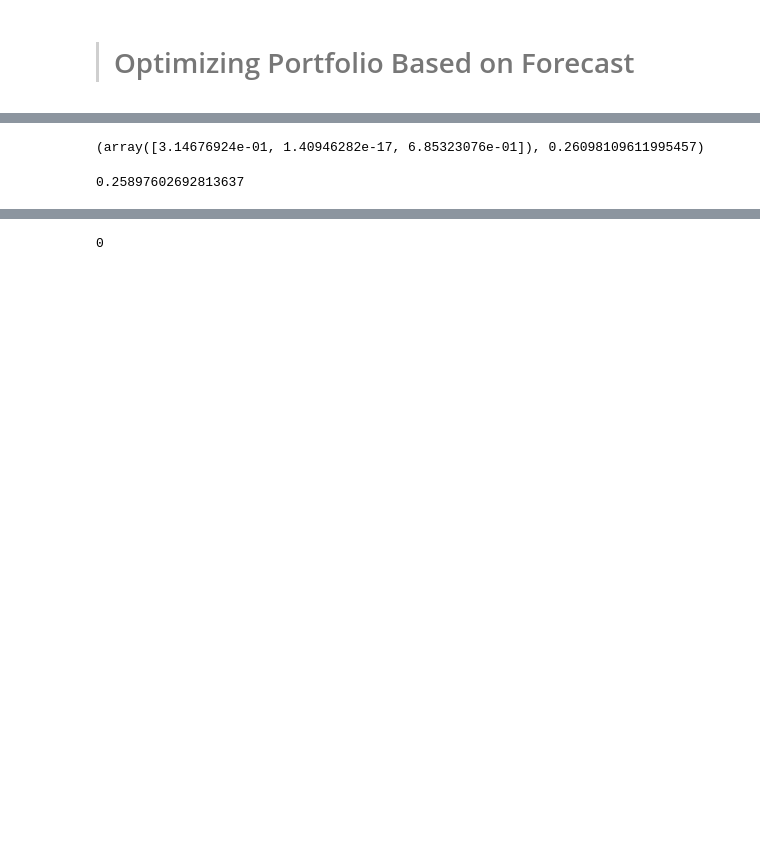
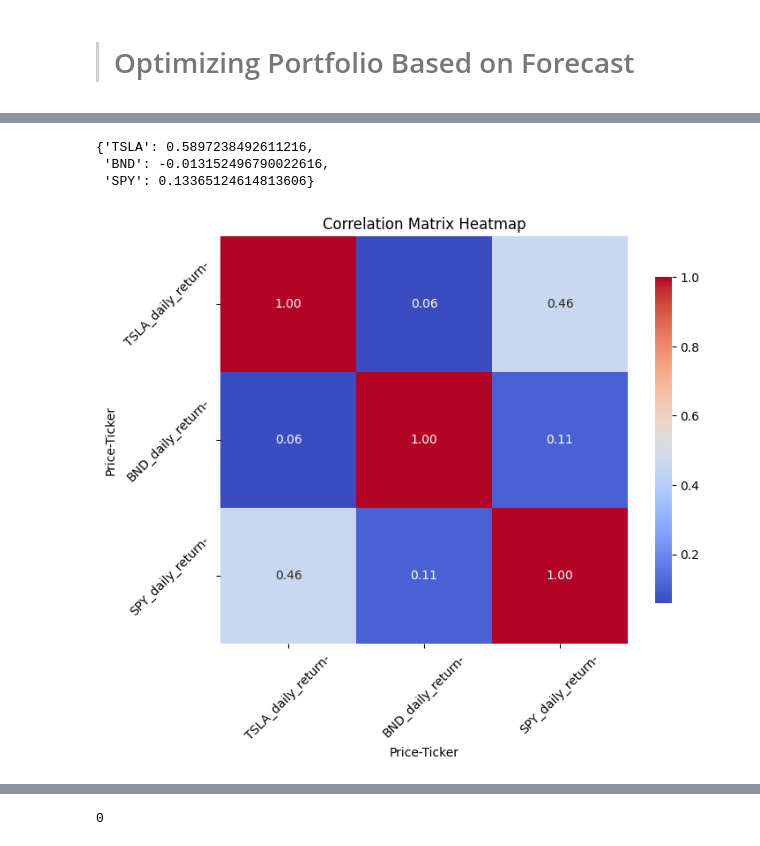
Before and after one commit to amannnnnyyyy/Finance-Forecast-Portfolio-Optimizer, a Jupyter notebook: notebooks/portfoliomgt.ipynb, the cells around one changed output, grey strips where cells are left out. Saved outputs shown, nothing was run; the diff lists cells and outputs as text; code cells hidden in the pictures; blank space fills up the shorter version.

```diff
--- a/notebooks/portfoliomgt.ipynb
+++ b/notebooks/portfoliomgt.ipynb
@@ -446,7 +456,3 @@ LSTM - MAE: 181.5304, RMSE: 188.8768, MAPE: 42.36%
 Best Model for SPY based on MAPE: SARIMA
 # %% [markdown]
 > # Optimizing Portfolio Based on Forecast
-# %%
-all_data['tesla']=all_data['tesla'].reset_index()
-all_data['bond']=all_data['bond'].reset_index()
-all_data['spy']=all_data['spy'].reset_index()
@@ -521,44 +459,17 @@ portfolio_annual_return
-# %%
-import scipy.optimize as sco
-
-expected_returns = df[['TSLA_daily_return', 'BND_daily_return', 'SPY_daily_return']].mean()
-cov_matrix = df[['TSLA_daily_return', 'BND_daily_return', 'SPY_daily_return']].cov()
-
-# Define the objective function to minimize (negative Sharpe Ratio)
-def negative_sharpe(weights):
-    portfolio_return = np.dot(weights, expected_returns)
-    portfolio_volatility = np.sqrt(np.dot(weights.T, np.dot(cov_matrix, weights)))
-    return -portfolio_return / portfolio_volatility  # Maximizing Sharpe Ratio
-
-# Constraints and bounds for optimization
-constraints = {'type': 'eq', 'fun': lambda x: np.sum(x) - 1}  # Weights sum to 1
-bounds = tuple((0, 1) for _ in range(len(expected_returns)))  # Weights between 0 and 1
-
-# Initial guess for weights
-initial_weights = [1 / len(expected_returns)] * len(expected_returns)
-
-# Optimize weights
-optimized = sco.minimize(negative_sharpe, initial_weights, constraints=constraints, bounds=bounds)
-optimal_weights = optimized.x
-
-# Calculate the weighted daily return using the optimized weights
-weighted_daily_return = (optimal_weights[0] * df['TSLA_daily_return'] +
-                         optimal_weights[1] * df['BND_daily_return'] +
-                         optimal_weights[2] * df['SPY_daily_return'])
-
-# Calculate annualized portfolio return (assuming 252 trading days in a year)
-portfolio_annual_return = (1 + weighted_daily_return.mean())**252 - 1
-
-# Display optimized weights and annual return
-optimal_weights, portfolio_annual_return
-# %% [output]
-(array([3.14676924e-01, 1.40946282e-17, 6.85323076e-01]), 0.26098109611995457)
-# %%
-portfolio_variance = np.dot(optimal_weights, np.dot(cov_matrix, optimal_weights))
-
-# Calculate portfolio volatility (standard deviation)
-portfolio_volatility = np.sqrt(portfolio_variance) * np.sqrt(252)  # Annualize volatility
-
-portfolio_volatility
-# %% [output]
-0.25897602692813637
+# %%
+all_data = reset_index(all_data)
+# %%
+df = merge_data(all_data)
+# %%
+annual_returns = calculate_returns(df)
+annual_returns
+# %% [output]
+{'TSLA': 0.5897238492611216,
+ 'BND': -0.013152496790022616,
+ 'SPY': 0.13365124614813606}
+# %%
+daily_returns = df[['TSLA_daily_return', 'BND_daily_return', 'SPY_daily_return']]
+
+correlation_returns(daily_returns)
+# %% [output]
+[figure, added]
```
Also changed, not shown: parts of 33 cells of this notebook, 3 other files.
